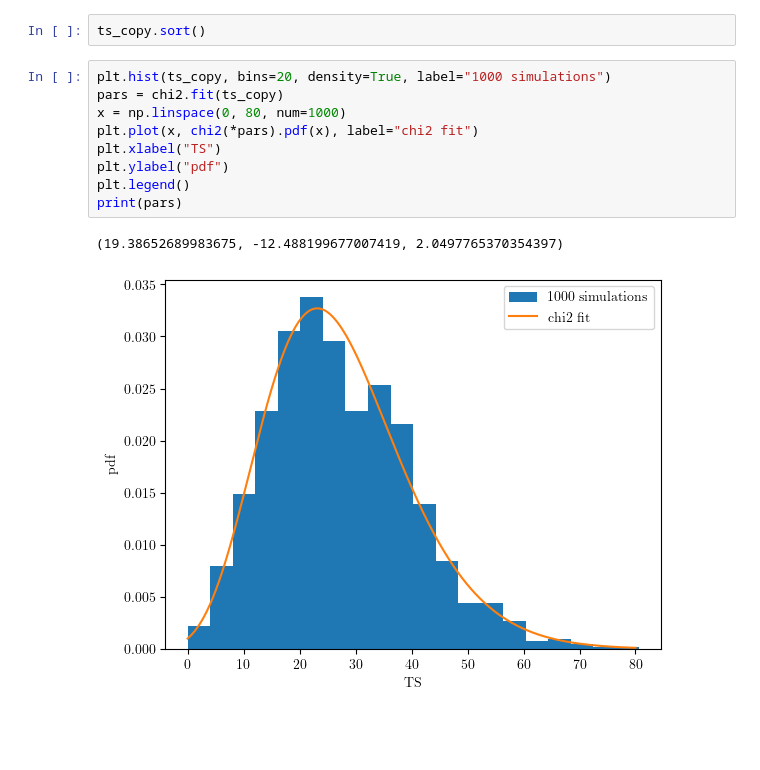
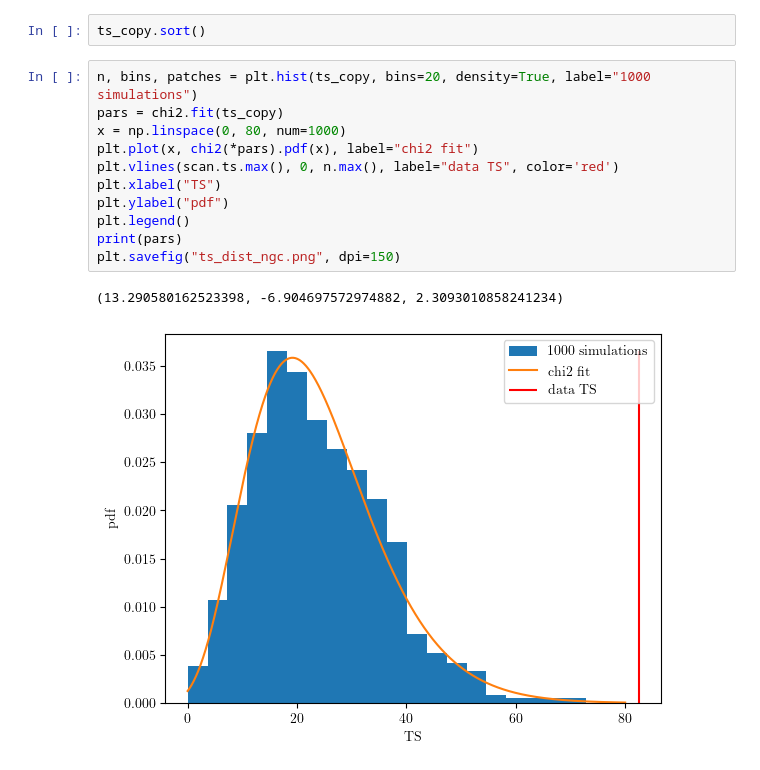
Before and after one commit to grburgess/p_value, a Jupyter notebook: ngc_1068/ts_map.ipynb, the cells around one changed output. Drawn from its saved outputs; the diff is of its cells as text; blank space fills up the shorter version.

Commit message:
ts dist for corrected event selection

```diff
--- a/ngc_1068/ts_map.ipynb
+++ b/ngc_1068/ts_map.ipynb
@@ -101,14 +105,16 @@ ts_copy = ts_dist.ts.copy()
 # %%
 ts_copy.sort()
 # %%
-plt.hist(ts_copy, bins=20, density=True, label="1000 simulations")
+n, bins, patches = plt.hist(ts_copy, bins=20, density=True, label="1000 simulations")
 pars = chi2.fit(ts_copy)
 x = np.linspace(0, 80, num=1000)
 plt.plot(x, chi2(*pars).pdf(x), label="chi2 fit")
+plt.vlines(scan.ts.max(), 0, n.max(), label="data TS", color='red')
 plt.xlabel("TS")
 plt.ylabel("pdf")
 plt.legend()
 print(pars)
+plt.savefig("ts_dist_ngc.png", dpi=150)
 # %% [output]
-(19.38652689983675, -12.488199677007419, 2.0497765370354397)
+(13.290580162523398, -6.904697572974882, 2.3093010858241234)
-[figure, old version]
+[figure, new version]
```
Also changed, not shown: parts of 4 cells of this notebook, 2 other files.
